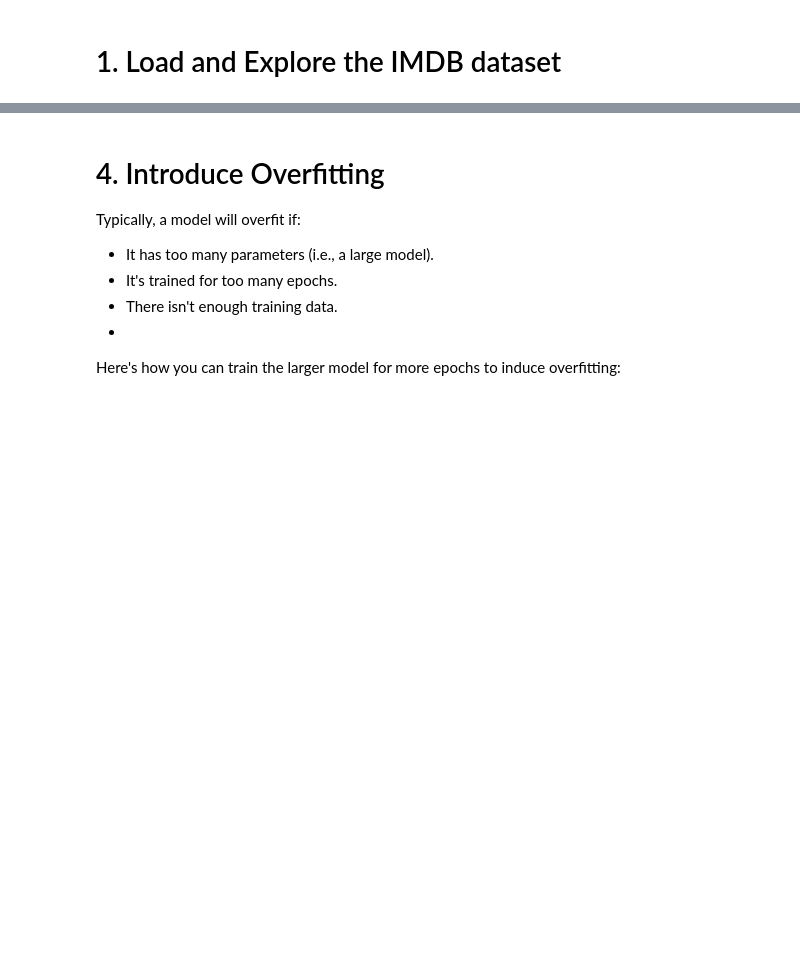
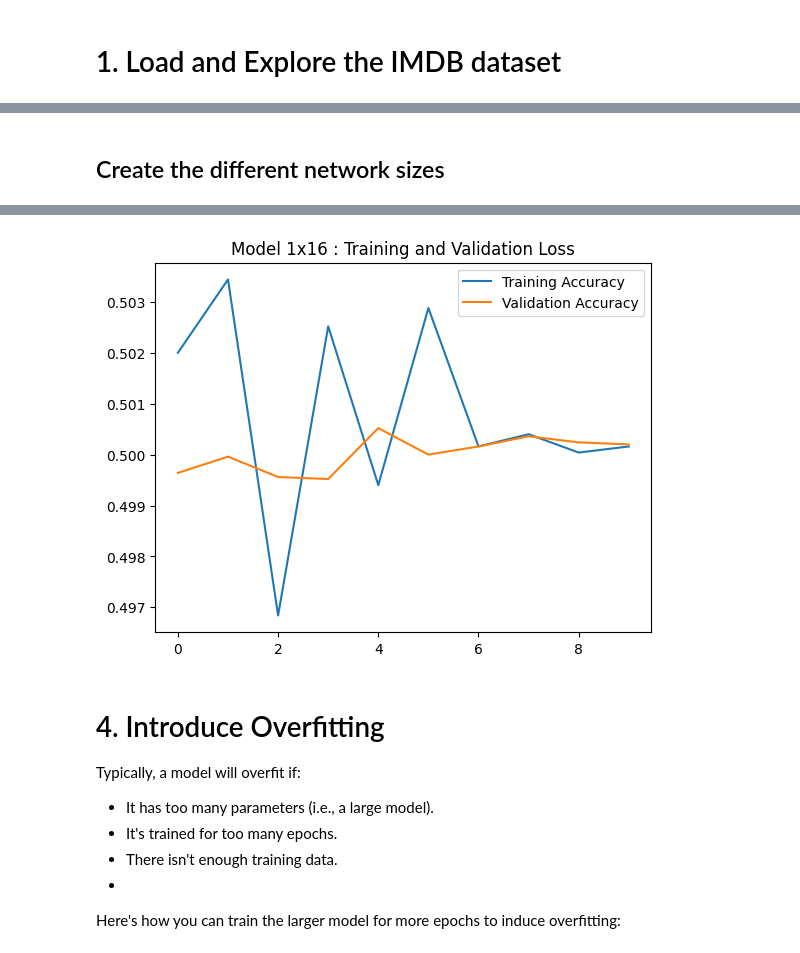
Before and after one commit to pixselve-school/AI_KERICHARD_ADAM, a Jupyter notebook: TP1_2/Exercices/TP1_2_A.ipynb, the cells around one changed output, grey strips where cells are left out. Saved outputs shown, nothing was run; the diff lists cells and outputs as text; code cells hidden in the pictures; blank space fills up the shorter version.

```diff
--- a/TP1_2/Exercices/TP1_2_A.ipynb
+++ b/TP1_2/Exercices/TP1_2_A.ipynb
@@ -69,8 +58,23 @@ model_large = build_model([128, 128, 128])
 # %%
-history = model_small.fit(train_data, train_labels, epochs=10, validation_data=(test_data, test_labels))
+from tensorflow.keras.models import Sequential
+from tensorflow.keras.layers import Dense, Embedding, LSTM
+from tensorflow.keras.optimizers import Adam
 
-plt.title('Model Small : Training and Validation Loss')
-plt.plot(history.history['accuracy'], label='Training Accuracy')
-plt.plot(history.history['val_accuracy'], label='Validation Accuracy')
-plt.legend()
-plt.show()
+def build_model(nb_units, learning_rate=0.005):
+    model = Sequential()
+    model.add(Dense(units=nb_units, activation='relu', input_shape=(max_length,)))
+    model.add(Dense(units=nb_units, activation='relu'))
+    model.add(Dense(units=1, activation='sigmoid'))
+    model.compile(loss='binary_crossentropy',
+                optimizer='rmsprop',
+                metrics=['accuracy'])
+    return model
+
+def train_and_plot(model_name, model, train_data,train_labels, epochs, test_data, test_labels):
+    history = model.fit(train_data, train_labels, epochs=epochs, validation_data=(test_data, test_labels))
+
+    plt.title(f'Model {model_name} : Training and Validation Loss')
+    plt.plot(history.history['accuracy'], label='Training Accuracy')
+    plt.plot(history.history['val_accuracy'], label='Validation Accuracy')
+    plt.legend()
+    plt.show()
@@ -158,0 +81,6 @@ Epoch 10/10
+# %% [markdown]
+## Create the different network sizes
+# %%
+model = build_model(16)
+train_and_plot("1x16", model, train_data, train_labels, 10, test_data, test_labels)
+# %% [output]
@@ -159,3 +107,4 @@ Epoch 10/10
+[figure, added]
 # %% [markdown]
 # 4. Introduce Overfitting
 
```
Also changed, not shown: parts of 12 cells of this notebook.
